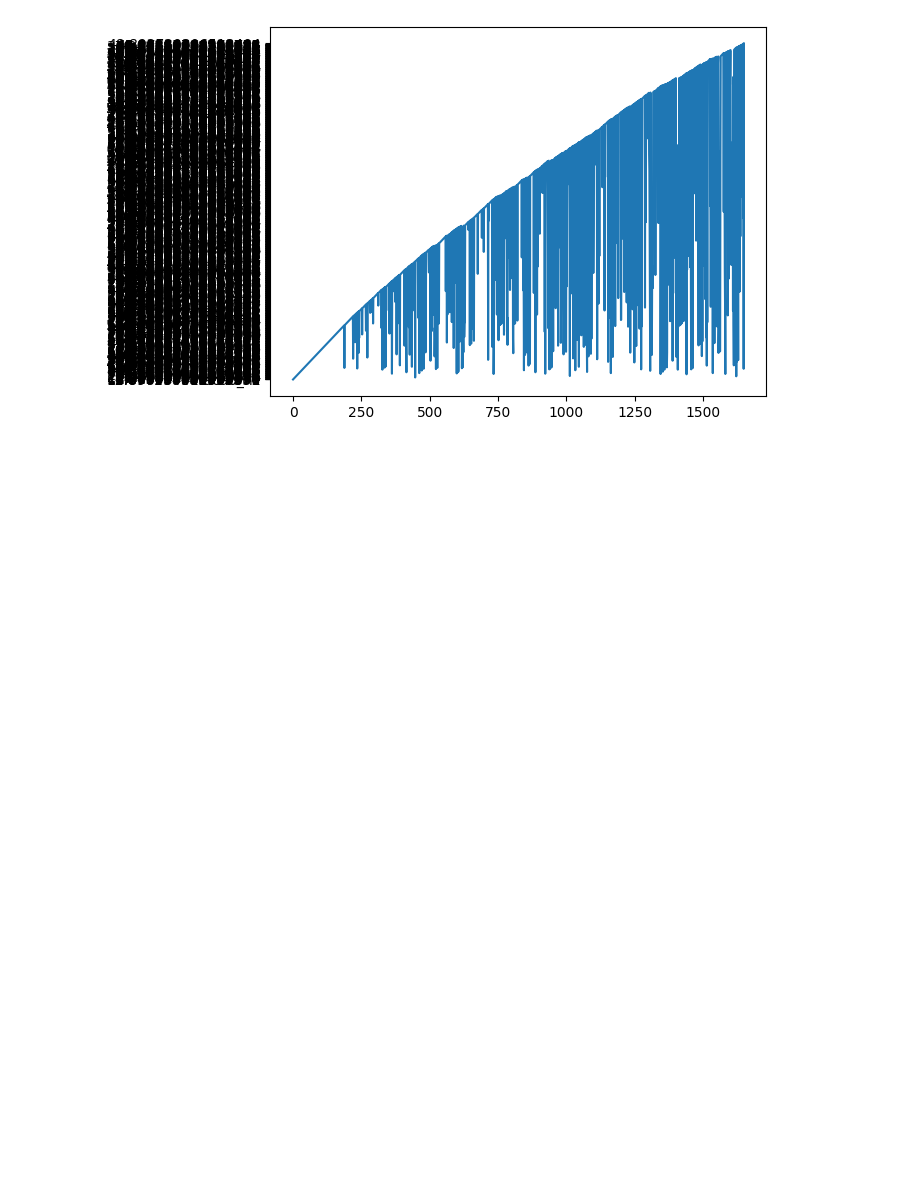
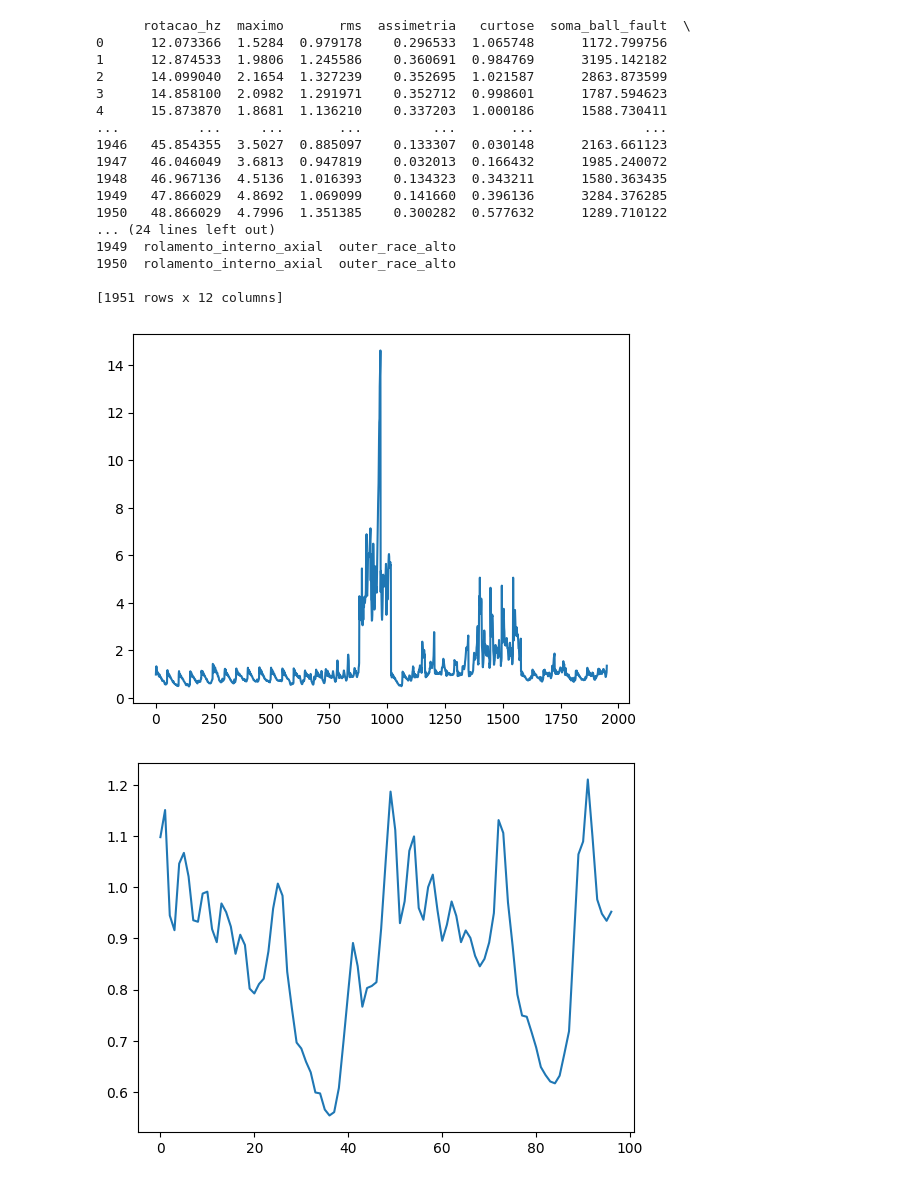
Before and after one commit to dossleo/ProjetoFinal_LeoanrdoPacheco_UFRJ_LAVI, a Jupyter notebook: ler_indicadores.ipynb, the cells around one changed output. Drawn from its saved outputs; the diff is of its cells as text; code cells hidden in the pictures; blank space fills up the shorter version.

```diff
--- a/ler_indicadores.ipynb
+++ b/ler_indicadores.ipynb
@@ -14,5 +12,38 @@ sinal = get_raw_data.GetData(pasta,arquivo,coluna).Get()
-# %%
-plt.plot(range(len(sinal)),sinal)
-plt.show()
-# %% [output]
-[figure, removed]
+# %%
+sinal = get_raw_data.GetData(pasta,arquivo,coluna).GetDataframe()
+print(sinal)
+
+rms = sinal['rms']
+
+plt.plot(range(len(rms)),rms)
+plt.show()
+
+defeito = "desbalanceamento_medio"
+df_defeito = sinal[sinal["defeito"] == defeito]
+
+rotacao = df_defeito['rotacao_hz']
+rms = df_defeito['rms']
+
+plt.plot(range(len(rotacao)),rotacao)
+plt.plot(range(len(rms)),rms)
+plt.show()
+# %% [output]
+      rotacao_hz  maximo       rms  assimetria   curtose  soma_ball_fault  \
+0      12.073366  1.5284  0.979178    0.296533  1.065748      1172.799756
+1      12.874533  1.9806  1.245586    0.360691  0.984769      3195.142182
+2      14.099040  2.1654  1.327239    0.352695  1.021587      2863.873599
+3      14.858100  2.0982  1.291971    0.352712  0.998601      1787.594623
+4      15.873870  1.8681  1.136210    0.337203  1.000186      1588.730411
+...          ...     ...       ...         ...       ...              ...
+1946   45.854355  3.5027  0.885097    0.133307  0.030148      2163.661123
+1947   46.046049  3.6813  0.947819    0.032013  0.166432      1985.240072
+1948   46.967136  4.5136  1.016393    0.134323  0.343211      1580.363435
+1949   47.866029  4.8692  1.069099    0.141660  0.396136      3284.376285
+1950   48.866029  4.7996  1.351385    0.300282  0.577632      1289.710122
+... (24 lines left out)
+1949  rolamento_interno_axial  outer_race_alto
+1950  rolamento_interno_axial  outer_race_alto
+
+[1951 rows x 12 columns]
+[figure, added]
+[figure, added]
```
Also changed, not shown: parts of 1 cell of this notebook, 8 other files.
